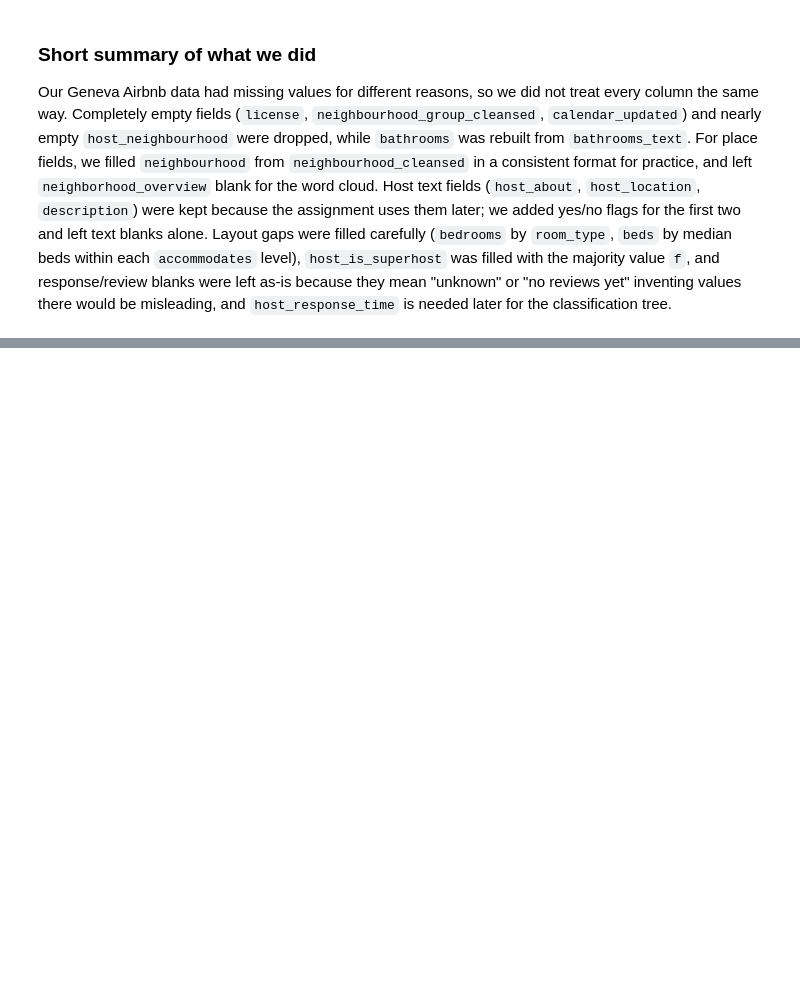
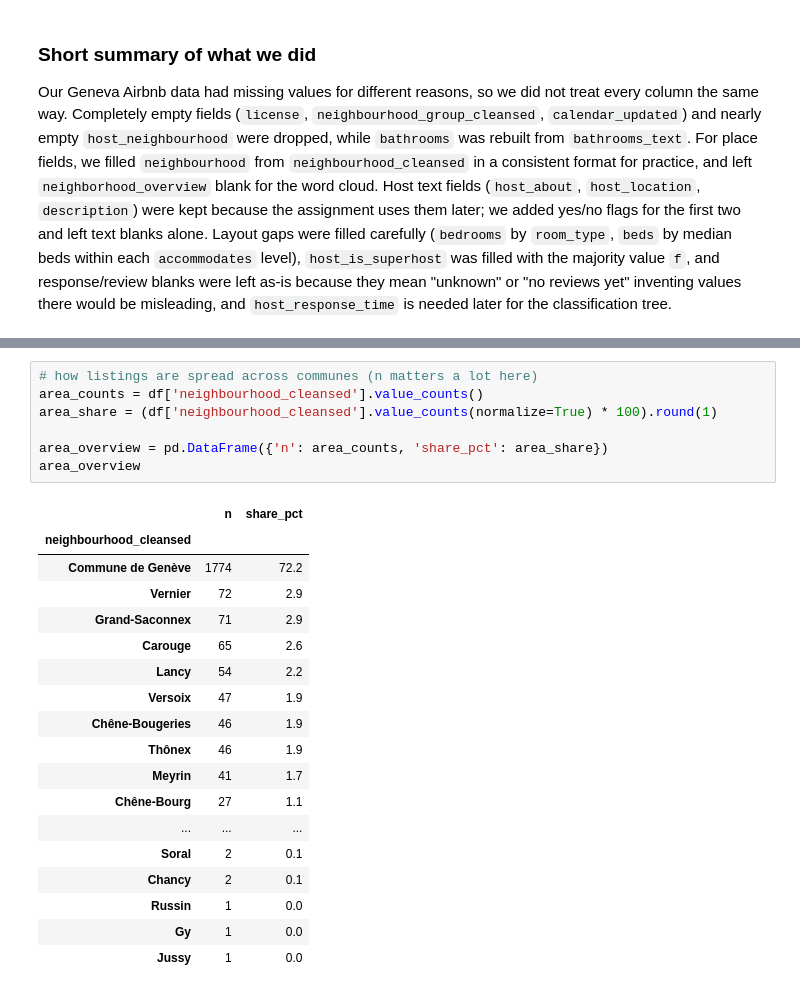
Before and after one commit to simonhamra/Final_Project_AD699, a Jupyter notebook: DATA_PREPARATION.ipynb, the cells around one changed output, grey strips where cells are left out. Saved outputs shown, nothing was run; the diff lists cells and outputs as text; blank space fills up the shorter version.

```diff
--- a/DATA_PREPARATION.ipynb
+++ b/DATA_PREPARATION.ipynb
@@ -338,0 +346,26 @@ Our Geneva Airbnb data had missing values for different reasons, so we did not t
+# %%
+# how listings are spread across communes (n matters a lot here)
+area_counts = df['neighbourhood_cleansed'].value_counts()
+area_share = (df['neighbourhood_cleansed'].value_counts(normalize=True) * 100).round(1)
+
+area_overview = pd.DataFrame({'n': area_counts, 'share_pct': area_share})
+area_overview
+# %% [output]
+|  | n | share_pct |
+| neighbourhood_cleansed |  |  |
+| Commune de Genève | 1774 | 72.2 |
+| Vernier | 72 | 2.9 |
+| Grand-Saconnex | 71 | 2.9 |
+| Carouge | 65 | 2.6 |
+| Lancy | 54 | 2.2 |
+| Versoix | 47 | 1.9 |
+| Chêne-Bougeries | 46 | 1.9 |
+| Thônex | 46 | 1.9 |
+| Meyrin | 41 | 1.7 |
+| Chêne-Bourg | 27 | 1.1 |
+| ... | ... | ... |
+| Soral | 2 | 0.1 |
+| Chancy | 2 | 0.1 |
+| Russin | 1 | 0.0 |
+| Gy | 1 | 0.0 |
+| Jussy | 1 | 0.0 |
```
Also changed, not shown: parts of 17 cells of this notebook.
